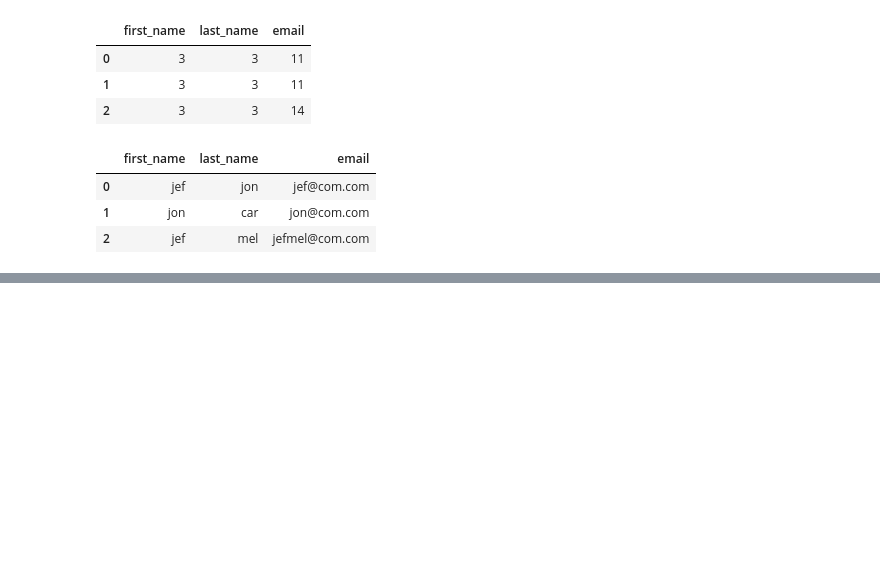
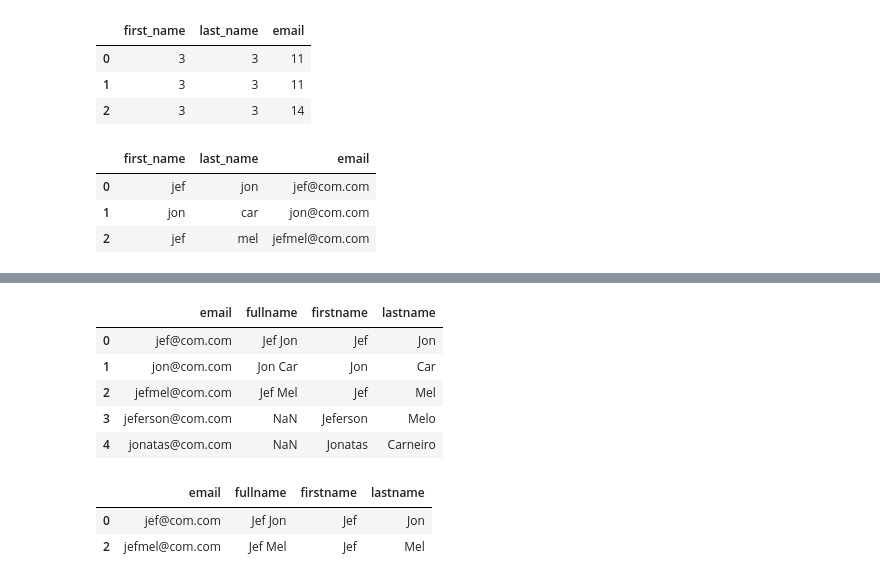
Before and after one commit to JefersonMelo/22-Banco, a Jupyter notebook: 03-Pandas/snippets.ipynb, the cells around one changed output, grey strips where cells are left out. Saved outputs shown, nothing was run; the diff lists cells and outputs as text; code cells hidden in the pictures; blank space fills up the shorter version.

```diff
--- a/03-Pandas/snippets.ipynb
+++ b/03-Pandas/snippets.ipynb
@@ -291,0 +355,16 @@ df.applymap(str.lower)
+# %%
+df.append(df_2, ignore_index=True, sort=False)
+# %% [output]
+|  | email | fullname | firstname | lastname |
+| 0 | jef@com.com | Jef Jon | Jef | Jon |
+| 1 | jon@com.com | Jon Car | Jon | Car |
+| 2 | jefmel@com.com | Jef Mel | Jef | Mel |
+| 3 | jeferson@com.com | NaN | Jeferson | Melo |
+| 4 | jonatas@com.com | NaN | Jonatas | Carneiro |
+# %%
+filter_lastname = df['lastname']=='Car'
+df.drop(index=df[filter_lastname].index)
+# %% [output]
+|  | email | fullname | firstname | lastname |
+| 0 | jef@com.com | Jef Jon | Jef | Jon |
+| 2 | jefmel@com.com | Jef Mel | Jef | Mel |
```
Also changed, not shown: parts of 10 cells of this notebook, 1 other file.
